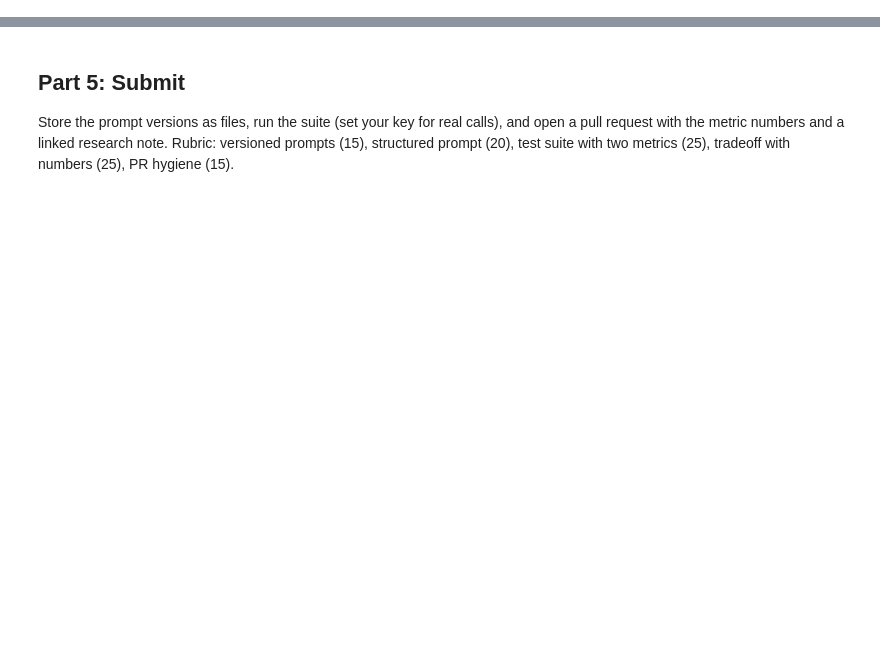
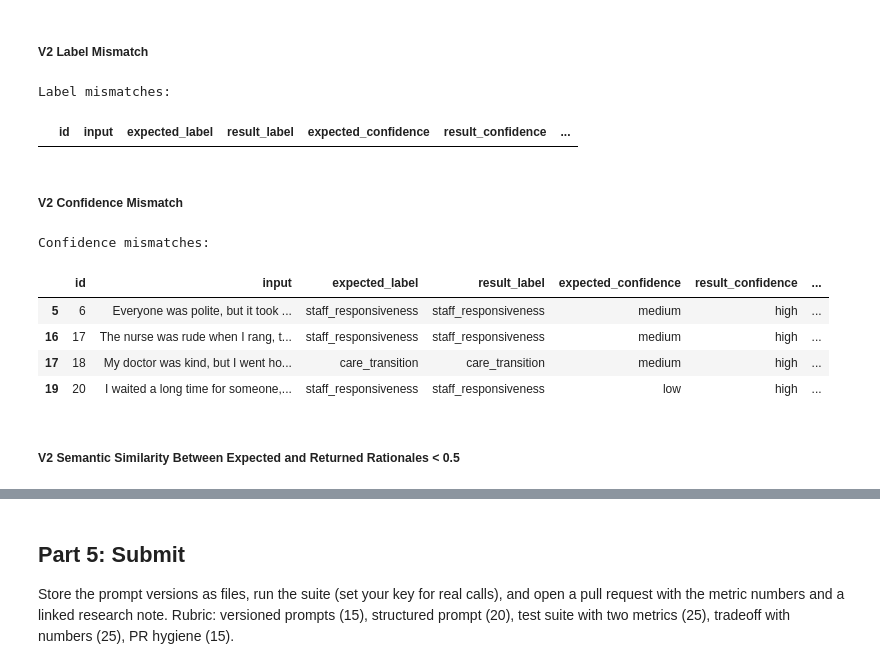
Before and after one commit to bretttay24/cosc-650-applied-llm-systems, a Jupyter notebook: week-3/week3_prompt_engineering.ipynb, the cells around one changed output, grey strips where cells are left out. Cells and saved outputs as stored; diff of their text form; code cells hidden in the pictures; blank space fills up the shorter version.

```diff
--- a/week-3/week3_prompt_engineering.ipynb
+++ b/week-3/week3_prompt_engineering.ipynb
@@ -86,0 +624,32 @@ for t in tests:
+# %% [markdown]
+##### V2 Label Mismatch
+# %%
+print("Label mismatches:")
+display(find_label_mismatches(raw_results_df_v2).style.set_properties(
+    **{
+        "white-space": "pre-wrap",
+        "text-align": "left",
+    }
+))
+# %% [output]
+Label mismatches:
+|  | id | input | expected_label | result_label | expected_confidence | result_confidence | ... |
+# %% [markdown]
+##### V2 Confidence Mismatch
+# %%
+print("Confidence mismatches:")
+display(find_confidence_mismatches(raw_results_df_v2).style.set_properties(
+    **{
+        "white-space": "pre-wrap",
+        "text-align": "left",
+    }
+))
+# %% [output]
+Confidence mismatches:
+|  | id | input | expected_label | result_label | expected_confidence | result_confidence | ... |
+| 5 | 6 | Everyone was polite, but it took ... | staff_responsiveness | staff_responsiveness | medium | high | ... |
+| 16 | 17 | The nurse was rude when I rang, t... | staff_responsiveness | staff_responsiveness | medium | high | ... |
+| 17 | 18 | My doctor was kind, but I went ho... | care_transition | care_transition | medium | high | ... |
+| 19 | 20 | I waited a long time for someone,... | staff_responsiveness | staff_responsiveness | low | high | ... |
+# %% [markdown]
+##### V2 Semantic Similarity Between Expected and Returned Rationales < 0.5
```
Also changed, not shown: parts of 35 cells of this notebook, 8 other files.
